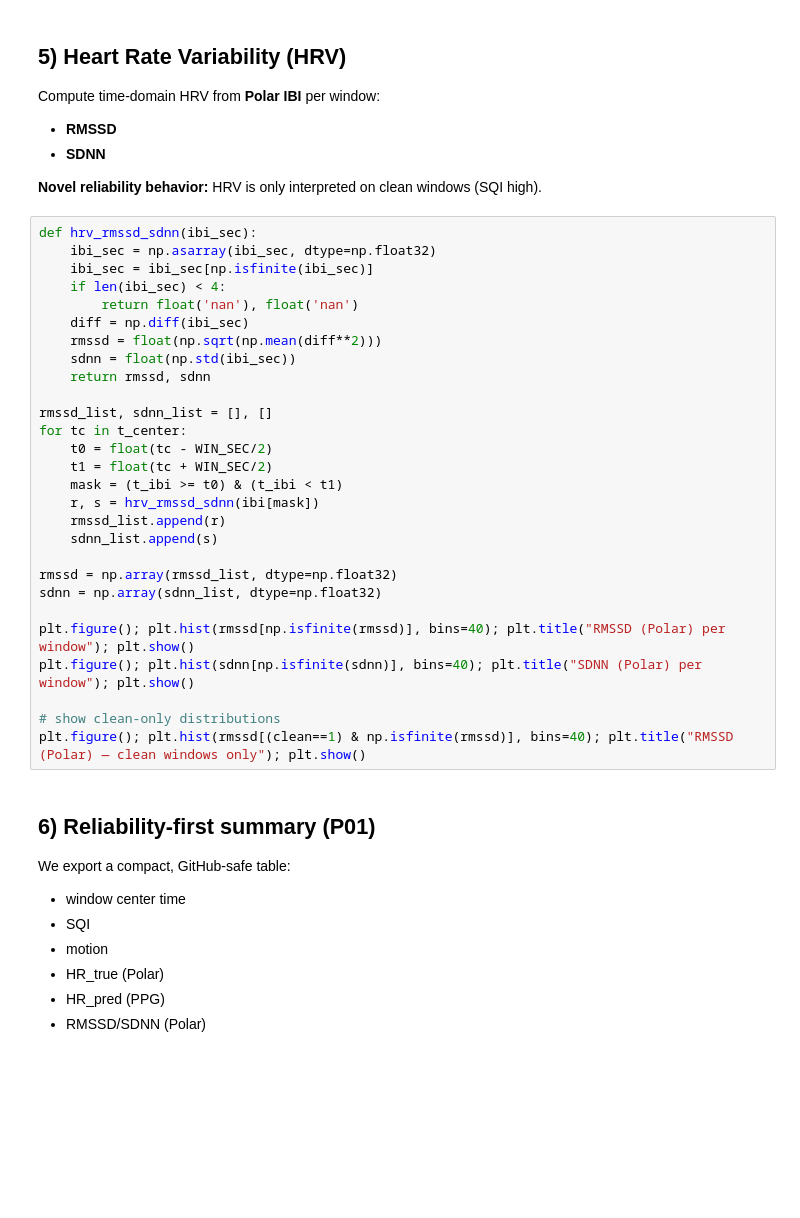
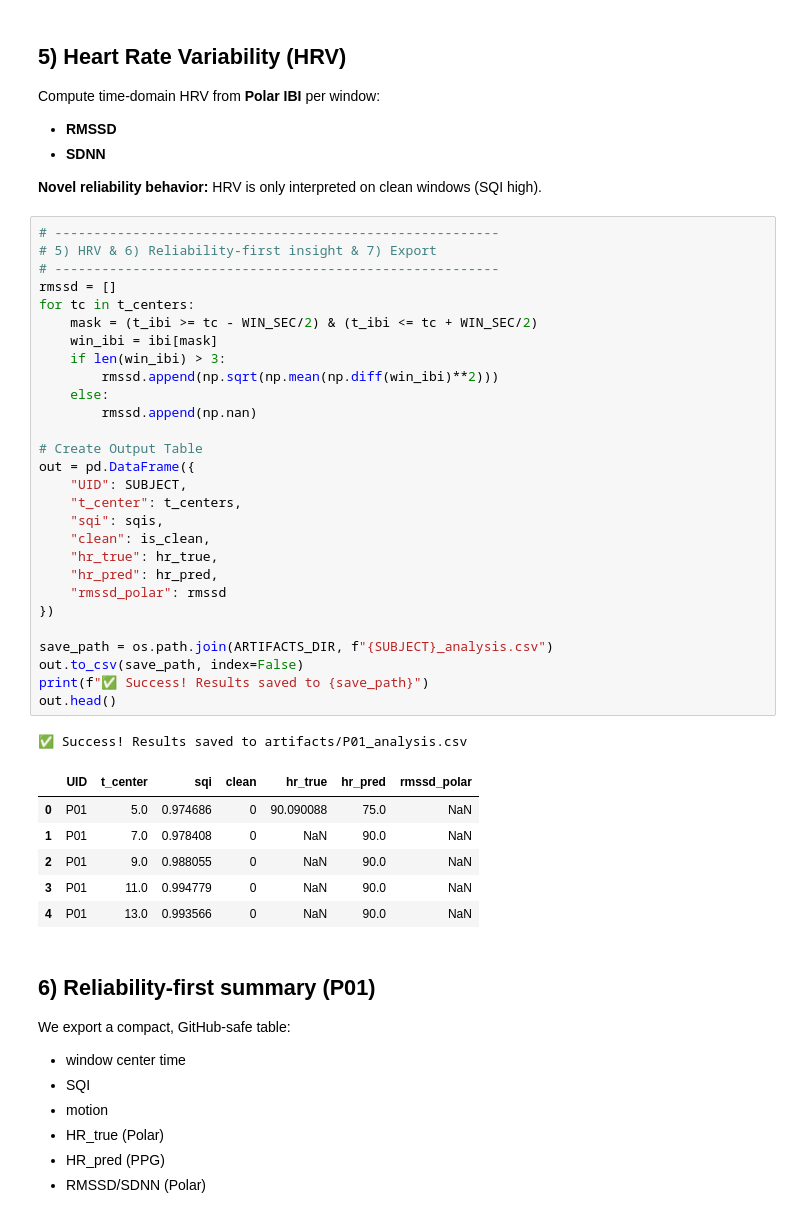
Before and after one commit to charanreddy2406/GalaxyPPG_Fitbit_analysis, a Jupyter notebook: galaxyppg_fitbit_style_analysis.ipynb, the cells around one changed output. Drawn from its saved outputs; the diff is of its cells as text; blank space fills up the shorter version.

```diff
--- a/galaxyppg_fitbit_style_analysis.ipynb
+++ b/galaxyppg_fitbit_style_analysis.ipynb
@@ -330,34 +278,42 @@ Compute time-domain HRV from **Polar IBI** per window:
 - **SDNN**
 
 **Novel reliability behavior:** HRV is only interpreted on clean windows (SQI high).
-# %%
-def hrv_rmssd_sdnn(ibi_sec):
-    ibi_sec = np.asarray(ibi_sec, dtype=np.float32)
-    ibi_sec = ibi_sec[np.isfinite(ibi_sec)]
-    if len(ibi_sec) < 4:
-        return float('nan'), float('nan')
-    diff = np.diff(ibi_sec)
-    rmssd = float(np.sqrt(np.mean(diff**2)))
-    sdnn = float(np.std(ibi_sec))
-    return rmssd, sdnn
-
-rmssd_list, sdnn_list = [], []
-for tc in t_center:
-    t0 = float(tc - WIN_SEC/2)
-    t1 = float(tc + WIN_SEC/2)
-    mask = (t_ibi >= t0) & (t_ibi < t1)
-    r, s = hrv_rmssd_sdnn(ibi[mask])
-    rmssd_list.append(r)
-    sdnn_list.append(s)
-
-rmssd = np.array(rmssd_list, dtype=np.float32)
-sdnn = np.array(sdnn_list, dtype=np.float32)
-
-plt.figure(); plt.hist(rmssd[np.isfinite(rmssd)], bins=40); plt.title("RMSSD (Polar) per window"); plt.show()
-plt.figure(); plt.hist(sdnn[np.isfinite(sdnn)], bins=40); plt.title("SDNN (Polar) per window"); plt.show()
-
-# show clean-only distributions
-plt.figure(); plt.hist(rmssd[(clean==1) & np.isfinite(rmssd)], bins=40); plt.title("RMSSD (Polar) — clean windows only"); plt.show()
+# %%
+# ---------------------------------------------------------
+# 5) HRV & 6) Reliability-first insight & 7) Export
+# ---------------------------------------------------------
+rmssd = []
+for tc in t_centers:
+    mask = (t_ibi >= tc - WIN_SEC/2) & (t_ibi <= tc + WIN_SEC/2)
+    win_ibi = ibi[mask]
+    if len(win_ibi) > 3:
+        rmssd.append(np.sqrt(np.mean(np.diff(win_ibi)**2)))
+    else:
+        rmssd.append(np.nan)
+
+# Create Output Table
+out = pd.DataFrame({
+    "UID": SUBJECT,
+    "t_center": t_centers,
+    "sqi": sqis,
+    "clean": is_clean,
+    "hr_true": hr_true,
+    "hr_pred": hr_pred,
+    "rmssd_polar": rmssd
+})
+
+save_path = os.path.join(ARTIFACTS_DIR, f"{SUBJECT}_analysis.csv")
+out.to_csv(save_path, index=False)
+print(f"✅ Success! Results saved to {save_path}")
+out.head()
+# %% [output]
+✅ Success! Results saved to artifacts/P01_analysis.csv
+|  | UID | t_center | sqi | clean | hr_true | hr_pred | rmssd_polar |
+| 0 | P01 | 5.0 | 0.974686 | 0 | 90.090088 | 75.0 | NaN |
+| 1 | P01 | 7.0 | 0.978408 | 0 | NaN | 90.0 | NaN |
+| 2 | P01 | 9.0 | 0.988055 | 0 | NaN | 90.0 | NaN |
+| 3 | P01 | 11.0 | 0.994779 | 0 | NaN | 90.0 | NaN |
+| 4 | P01 | 13.0 | 0.993566 | 0 | NaN | 90.0 | NaN |
 # %% [markdown]
 ## 6) Reliability-first summary (P01)
 
```
Also changed, not shown: parts of 14 cells of this notebook, 2 other files.
